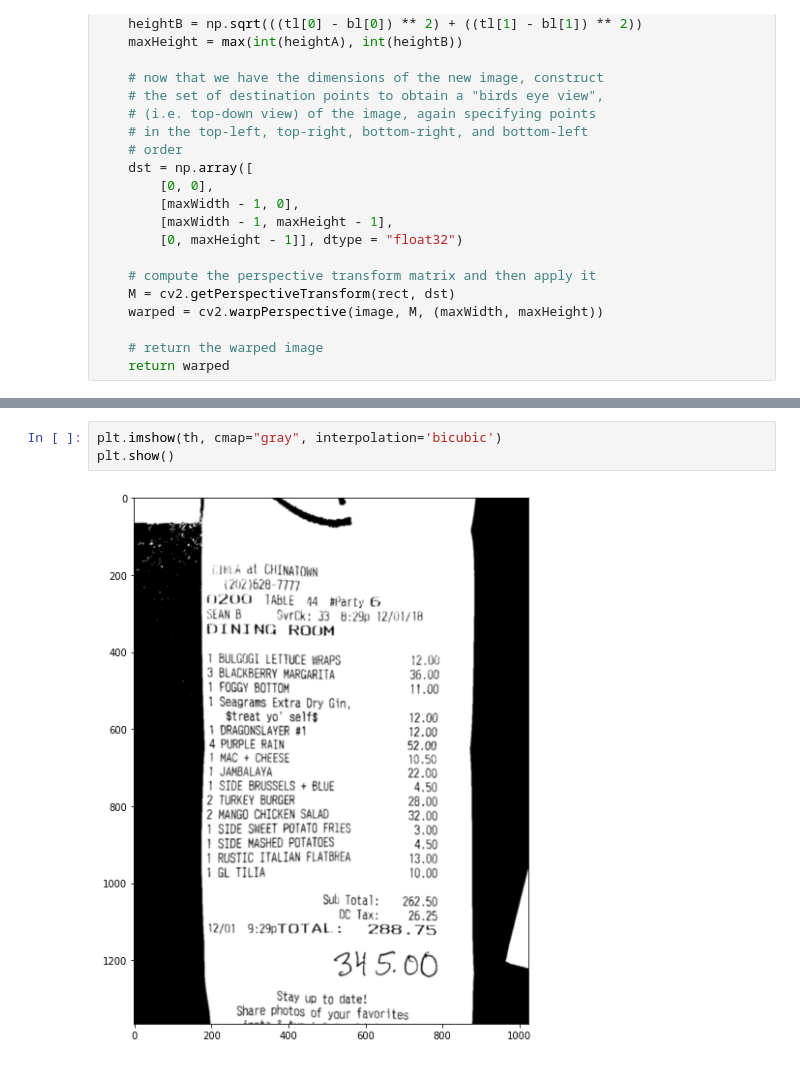
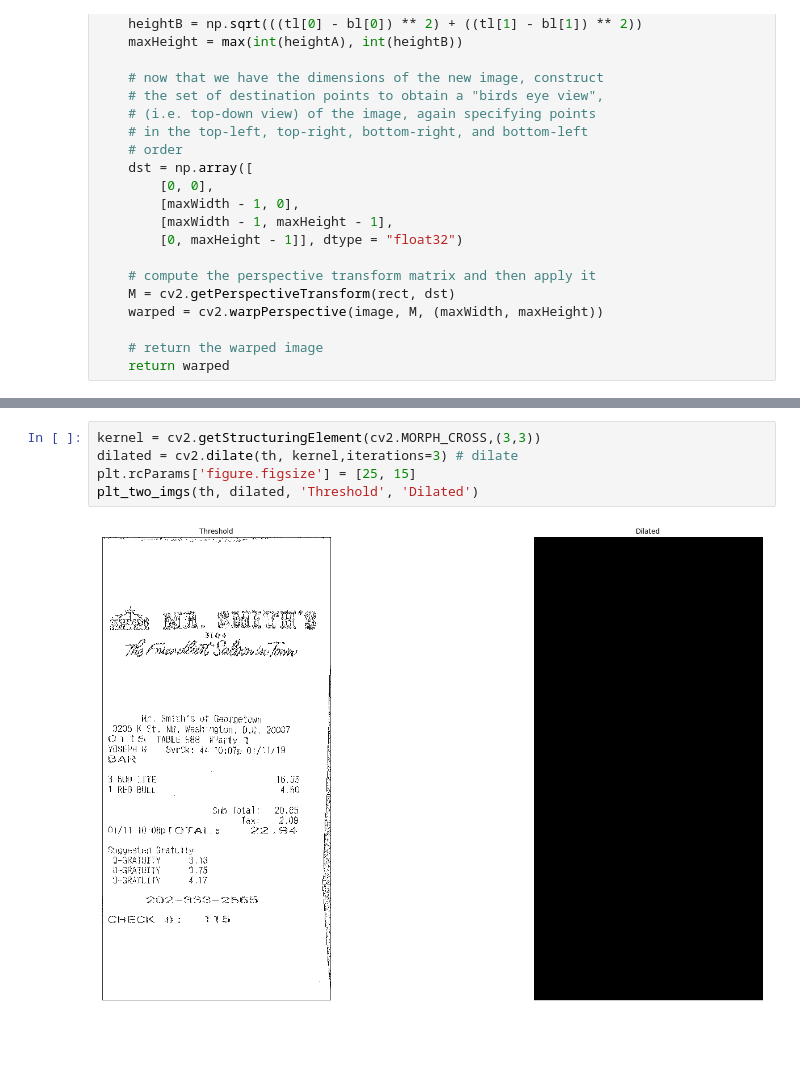
Before and after one commit to sethmenghi/divvai, a Jupyter notebook: text_detection_receipt.ipynb, the cells around one changed output, grey strips where cells are left out. Drawn from its saved outputs; the diff is of its cells as text; blank space fills up the shorter version.

```diff
--- a/text_detection_receipt.ipynb
+++ b/text_detection_receipt.ipynb
@@ -228,5 +223,7 @@ run(titles, images)
-# %%
-plt.imshow(th, cmap="gray", interpolation='bicubic')
-plt.show()
-# %% [output]
-[figure, removed]
+# %%
+kernel = cv2.getStructuringElement(cv2.MORPH_CROSS,(3,3))
+dilated = cv2.dilate(th, kernel,iterations=3) # dilate
+plt.rcParams['figure.figsize'] = [25, 15]
+plt_two_imgs(th, dilated, 'Threshold', 'Dilated')
+# %% [output]
+[figure, added]
```
Also changed, not shown: parts of 8 cells of this notebook, 6 other files.
